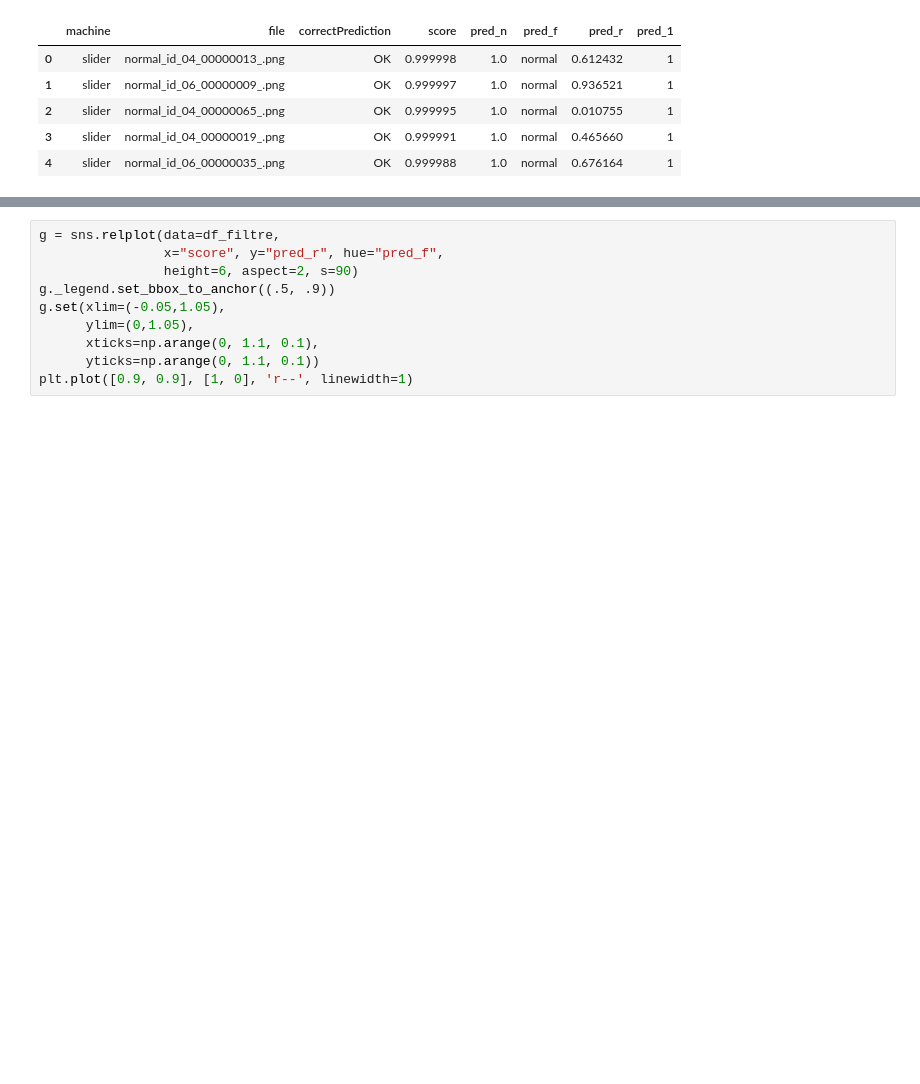
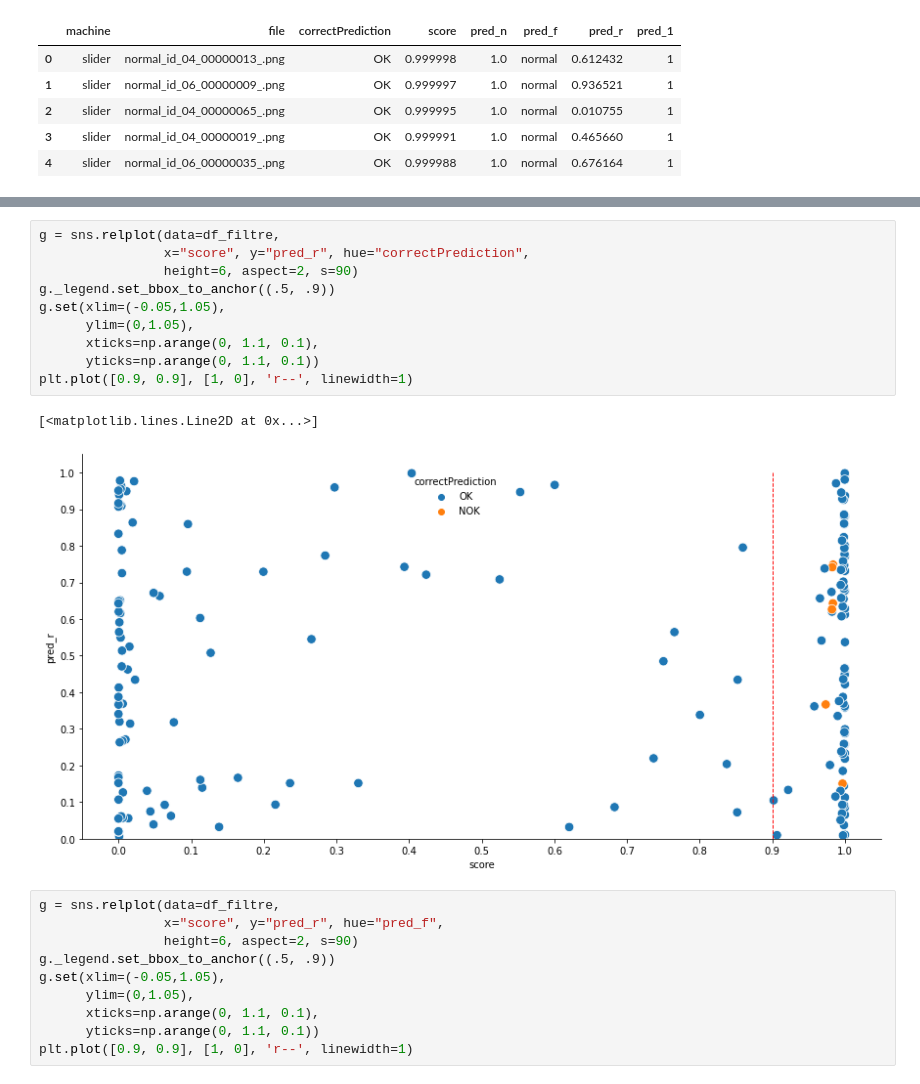
Before and after one commit to a-garnier/ASDpy, a Jupyter notebook: tests_py/test_chart_bar.ipynb, the cells around one changed output, grey strips where cells are left out. Drawn from its saved outputs; the diff is of its cells as text; blank space fills up the shorter version.

```diff
--- a/tests_py/test_chart_bar.ipynb
+++ b/tests_py/test_chart_bar.ipynb
@@ -50,3 +61,16 @@ g.set(xlim=(-0.05,1.05),
+# %%
+g = sns.relplot(data=df_filtre,
+                x="score", y="pred_r", hue="correctPrediction",
+                height=6, aspect=2, s=90)
+g._legend.set_bbox_to_anchor((.5, .9))
+g.set(xlim=(-0.05,1.05),
+      ylim=(0,1.05),
+      xticks=np.arange(0, 1.1, 0.1),
+      yticks=np.arange(0, 1.1, 0.1))
+plt.plot([0.9, 0.9], [1, 0], 'r--', linewidth=1)
+# %% [output]
+[<matplotlib.lines.Line2D at 0x...>]
+[figure, added]
 # %%
 g = sns.relplot(data=df_filtre,
                 x="score", y="pred_r", hue="pred_f",
```
Also changed, not shown: parts of 1 cell of this notebook, 2 other files.
